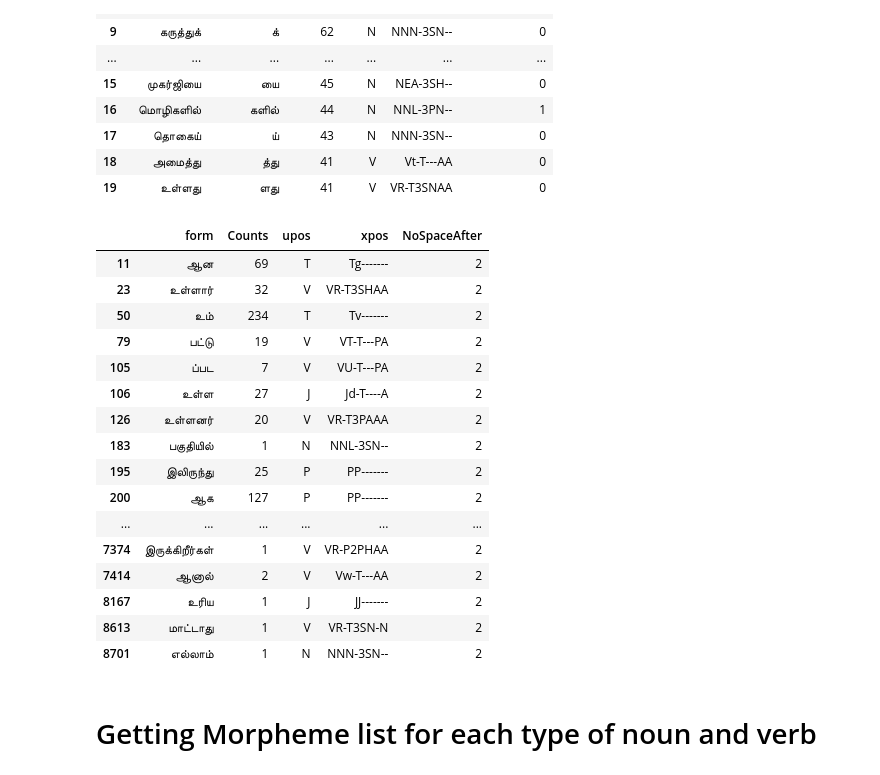
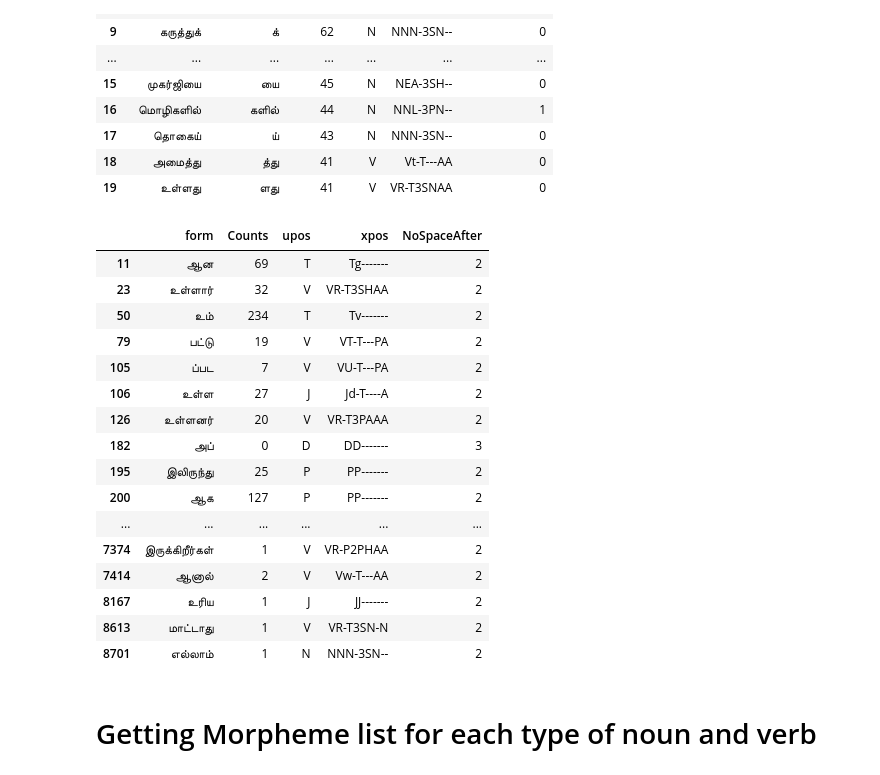
Before and after one commit to Kee2u/Deciphering_the_Indus_Valley_Script, a Jupyter notebook: Tamil_Morpheme_List.ipynb, the cells around one changed output. Saved outputs shown, nothing was run; the diff lists cells and outputs as text; code cells hidden in the pictures.

Commit message:
Adding prefix clitics

```diff
--- a/Tamil_Morpheme_List.ipynb
+++ b/Tamil_Morpheme_List.ipynb
@@ -228,3 +228,5 @@ merged_df.head()
 | 2 | ஸ்ரீ | ஸ்ரீ | N | NEN-3SN-- | 4 |  | 0 | 0 | ... |
 | 3 | பெரும்புதூரில் | பெரும்புதூர் | N | NEL-3SN-- | 18 | ில் | 0 | 136 | ... |
 | 4 | கிரீன் | கிரீன் | N | NEN-3SN-- | 6 |  | 0 | 0 | ... |
+# %%
+merged_df["index1"]=merged_df.index
@@ -239,4 +252,11 @@ merged_df.to_sql(name ='completetamil', con=engine)
 #merged_df.to_csv('Complete_words_with_morphemes.csv', encoding='utf-8-sig')
+# %%
+#Assigning prefixes to NoSpaceAfter=3 and removing no space after = 2 for words appearing after.
+mask = merged_df[(merged_df["NoSpaceAfter"]==1) & (merged_df["upos"]=='D')].index
+merged_df.loc[mask, "NoSpaceAfter"] = merged_df.loc[mask, "NoSpaceAfter"].replace(1,3)
+index = merged_df[(merged_df["NoSpaceAfter"]==3) & (merged_df["upos"]=='D')].index
+index2 = index+1
+merged_df.loc[index2, "NoSpaceAfter"] = merged_df.loc[index2, "NoSpaceAfter"].replace(2,0)
 # %%
 # Making noun and verb morpheme dataframe
 noun_verb_df = merged_df
@@ -284,25 +304,25 @@ noun_verb_df.head(20)
 # %%
 # Making postpositions/clitics morpheme list
 columns = ['form', 'Counts','upos', 'xpos', 'NoSpaceAfter']
 clitics_df = pd.DataFrame(columns = columns)
 clitics_df["form"] = merged_df["form"]
 clitics_df["Counts"] = merged_df["Counts"]
 clitics_df["upos"] = merged_df["upos"]
 clitics_df["xpos"] = merged_df["xpos"]
 clitics_df["NoSpaceAfter"] = merged_df["NoSpaceAfter"]
-clitics_df = clitics_df[clitics_df['NoSpaceAfter']==2]
+clitics_df = clitics_df[(clitics_df['NoSpaceAfter']==2)|(clitics_df['NoSpaceAfter']==3)]
 clitics_df = clitics_df.drop_duplicates(subset = 'form')
 clitics_df
 # %% [output]
 |  | form | Counts | upos | xpos | NoSpaceAfter |
 | 11 | ஆன | 69 | T | Tg------- | 2 |
 | 23 | உள்ளார் | 32 | V | VR-T3SHAA | 2 |
 | 50 | உம் | 234 | T | Tv------- | 2 |
 | 79 | பட்டு | 19 | V | VT-T---PA | 2 |
 | 105 | ப்பட | 7 | V | VU-T---PA | 2 |
 | 106 | உள்ள | 27 | J | Jd-T----A | 2 |
 | 126 | உள்ளனர் | 20 | V | VR-T3PAAA | 2 |
-| 183 | பகுதியில் | 1 | N | NNL-3SN-- | 2 |
+| 182 | அப் | 0 | D | DD------- | 3 |
 | 195 | இலிருந்து | 25 | P | PP------- | 2 |
 | 200 | ஆக | 127 | P | PP------- | 2 |
 | ... | ... | ... | ... | ... | ... |
```
Also changed, not shown: parts of 3 cells of this notebook.
